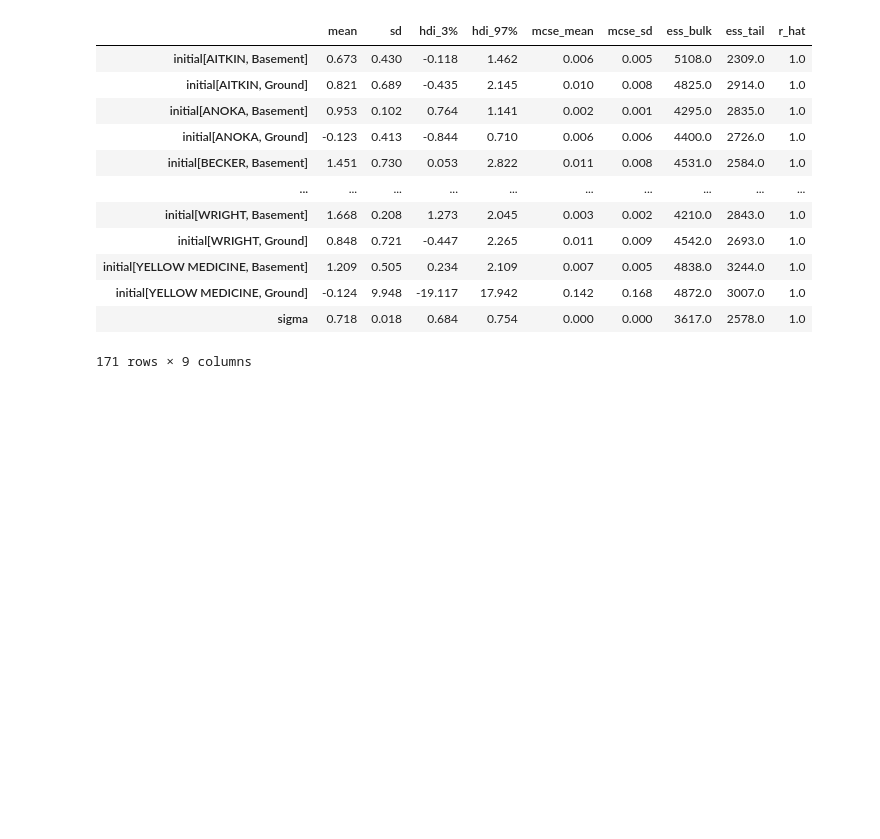
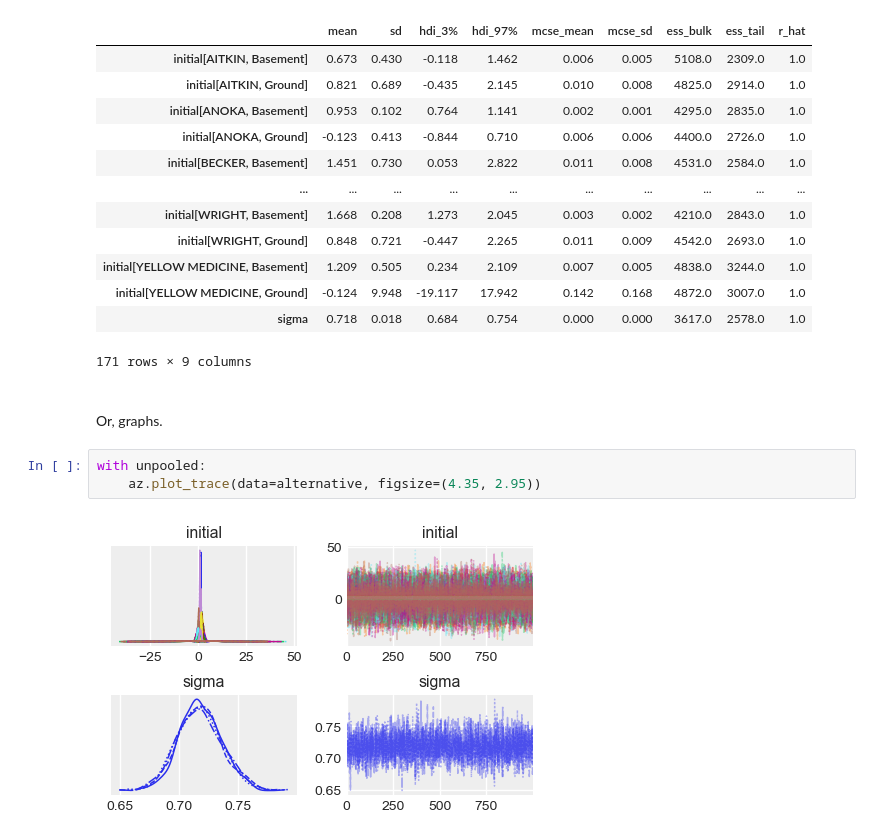
Before and after one commit to plausibilities/delineating, a Jupyter notebook: notebooks/radon.ipynb, the cells around one changed output. Cells and saved outputs as stored; diff of their text form; blank space fills up the shorter version.

```diff
--- a/notebooks/radon.ipynb
+++ b/notebooks/radon.ipynb
@@ -920,3 +920,12 @@ az.summary(alternative)
 | initial[YELLOW MEDICINE, Ground] | -0.124 | 9.948 | -19.117 | 17.942 | 0.142 | 0.168 | 4872.0 | 3007.0 | 1.0 |
 | sigma | 0.718 | 0.018 | 0.684 | 0.754 | 0.000 | 0.000 | 3617.0 | 2578.0 | 1.0 |
 171 rows × 9 columns
+# %% [markdown]
+<br>
+
+Or, graphs.
+# %%
+with unpooled:
+    az.plot_trace(data=alternative, figsize=(4.35, 2.95))
+# %% [output]
+[figure, added]
```
